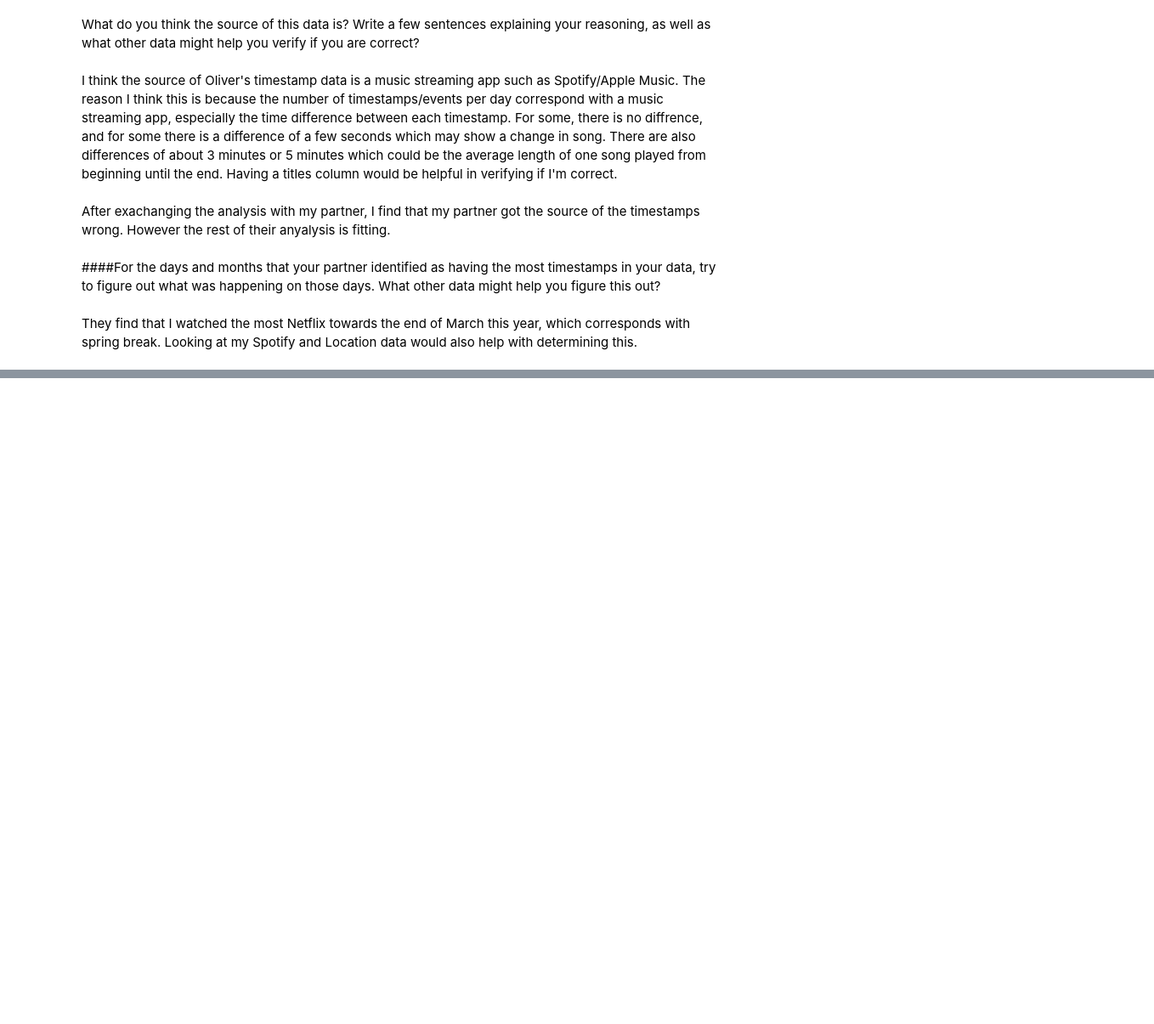
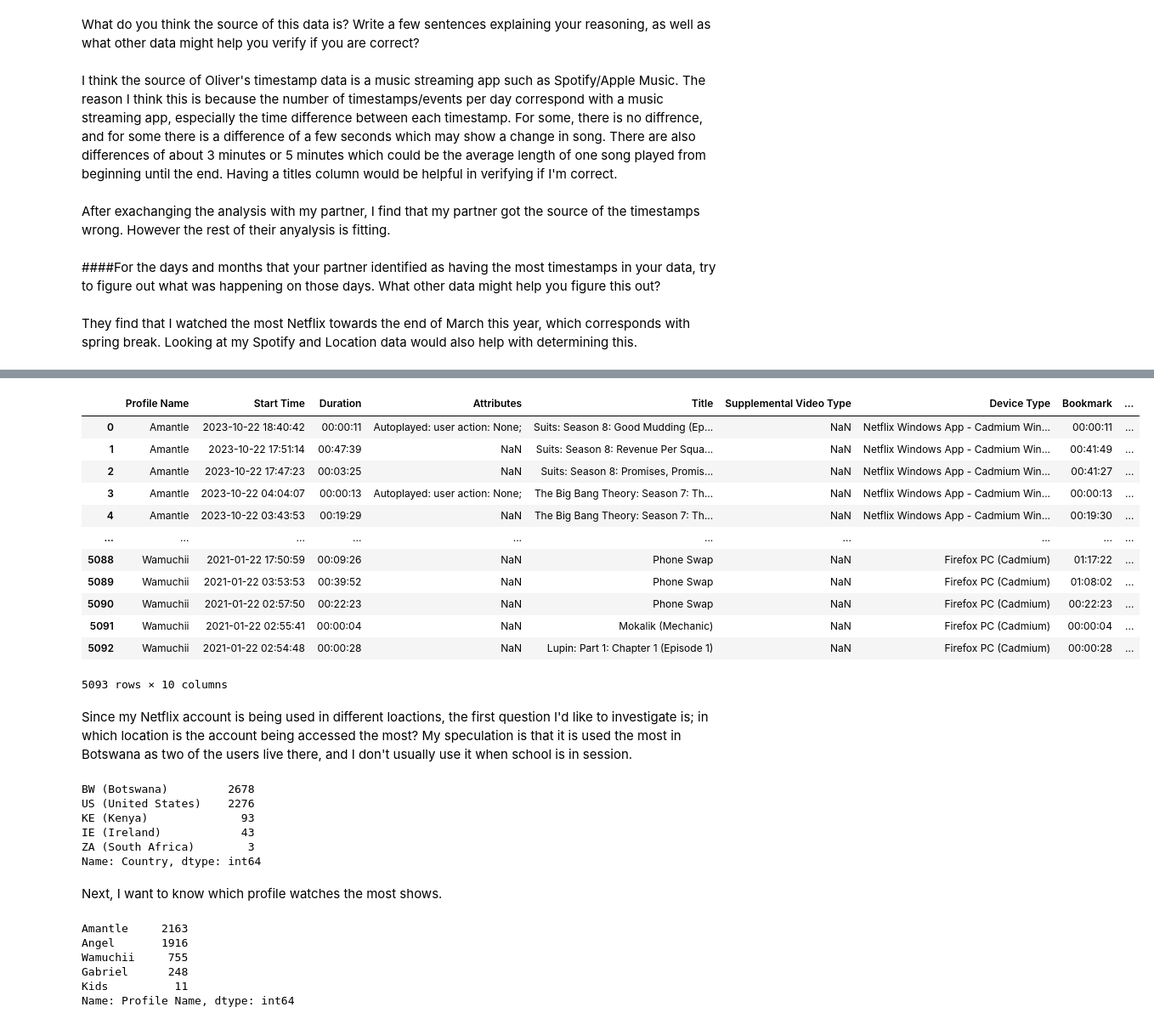
Before and after one commit to ObaltzerS/Project8, a Jupyter notebook: Part_one.ipynb, the cells around one changed output, grey strips where cells are left out. Shown at 85% size. Cells and saved outputs as stored; diff of their text form; code cells hidden in the pictures; blank space fills up the shorter version.

```diff
--- a/Part_one.ipynb
+++ b/Part_one.ipynb
@@ -385,0 +397,27 @@ They find that I watched the most Netflix towards the end of March this year, wh
+# %%
+netflix_data
+# %% [output]
+|  | Profile Name | Start Time | Duration | Attributes | Title | Supplemental Video Type | Device Type | Bookmark | ... |
+| 0 | Amantle | 2023-10-22 18:40:42 | 00:00:11 | Autoplayed: user action: None; | Suits: Season 8: Good Mudding (Ep... | NaN | Netflix Windows App - Cadmium Win... | 00:00:11 | ... |
+| 1 | Amantle | 2023-10-22 17:51:14 | 00:47:39 | NaN | Suits: Season 8: Revenue Per Squa... | NaN | Netflix Windows App - Cadmium Win... | 00:41:49 | ... |
+| 2 | Amantle | 2023-10-22 17:47:23 | 00:03:25 | NaN | Suits: Season 8: Promises, Promis... | NaN | Netflix Windows App - Cadmium Win... | 00:41:27 | ... |
+| 3 | Amantle | 2023-10-22 04:04:07 | 00:00:13 | Autoplayed: user action: None; | The Big Bang Theory: Season 7: Th... | NaN | Netflix Windows App - Cadmium Win... | 00:00:13 | ... |
+| 4 | Amantle | 2023-10-22 03:43:53 | 00:19:29 | NaN | The Big Bang Theory: Season 7: Th... | NaN | Netflix Windows App - Cadmium Win... | 00:19:30 | ... |
+| ... | ... | ... | ... | ... | ... | ... | ... | ... | ... |
+| 5088 | Wamuchii | 2021-01-22 17:50:59 | 00:09:26 | NaN | Phone Swap | NaN | Firefox PC (Cadmium) | 01:17:22 | ... |
+| 5089 | Wamuchii | 2021-01-22 03:53:53 | 00:39:52 | NaN | Phone Swap | NaN | Firefox PC (Cadmium) | 01:08:02 | ... |
+| 5090 | Wamuchii | 2021-01-22 02:57:50 | 00:22:23 | NaN | Phone Swap | NaN | Firefox PC (Cadmium) | 00:22:23 | ... |
+| 5091 | Wamuchii | 2021-01-22 02:55:41 | 00:00:04 | NaN | Mokalik (Mechanic) | NaN | Firefox PC (Cadmium) | 00:00:04 | ... |
+| 5092 | Wamuchii | 2021-01-22 02:54:48 | 00:00:28 | NaN | Lupin: Part 1: Chapter 1 (Episode 1) | NaN | Firefox PC (Cadmium) | 00:00:28 | ... |
+5093 rows × 10 columns
+# %% [markdown]
+Since my Netflix account is being used in different loactions, the first question I'd like to investigate is; in which location is the account being accessed the most? My speculation is that it is used the most in Botswana as two of the users live there, and I don't usually use it when school is in session.
+# %%
+netflix_data['Country'].value_counts()
+# %% [output]
+BW (Botswana)         2678
+US (United States)    2276
+KE (Kenya)              93
+IE (Ireland)            43
+ZA (South Africa)        3
+Name: Country, dtype: int64
@@ -385,0 +426,11 @@ They find that I watched the most Netflix towards the end of March this year, wh
+# %% [markdown]
+Next, I want to know which profile watches the most shows.
+# %%
+netflix_data['Profile Name'].value_counts()
+# %% [output]
+Amantle     2163
+Angel       1916
+Wamuchii     755
+Gabriel      248
+Kids          11
+Name: Profile Name, dtype: int64
```
Also changed, not shown: parts of 15 cells of this notebook.
